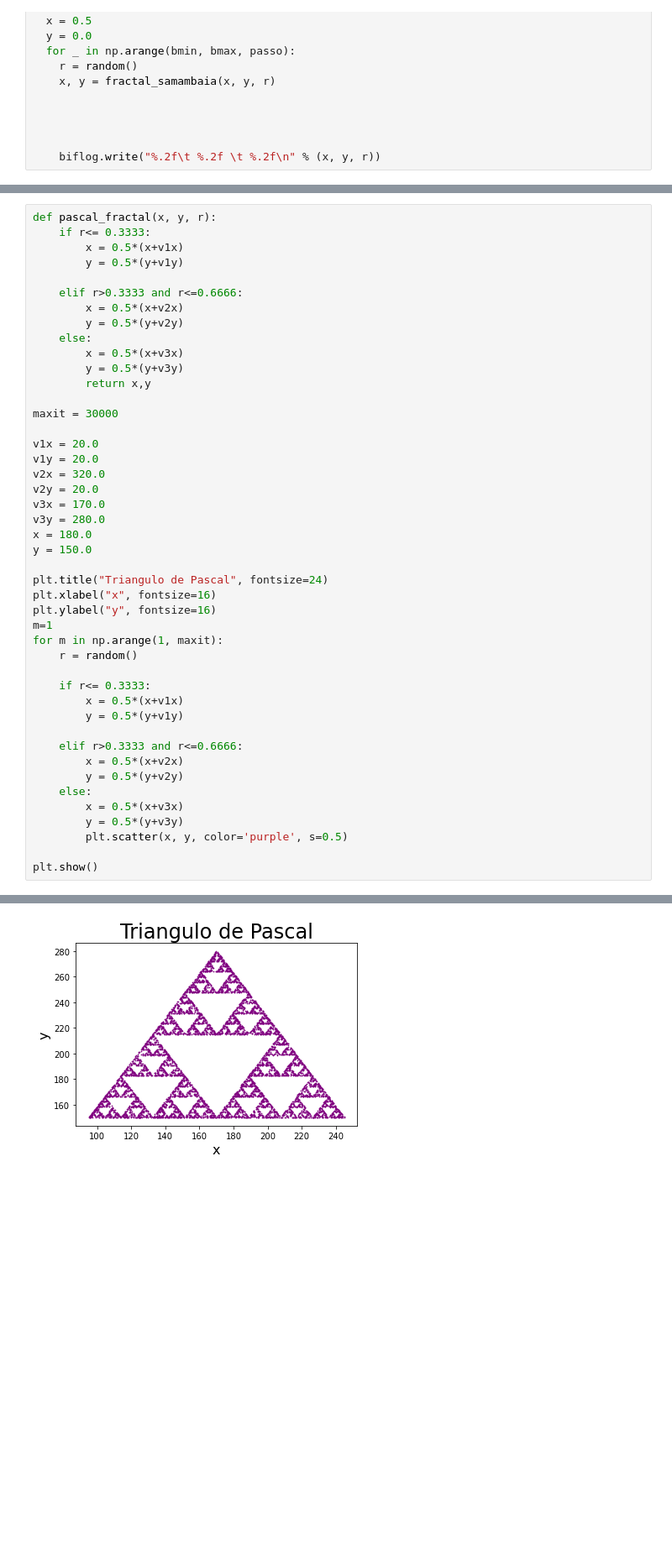
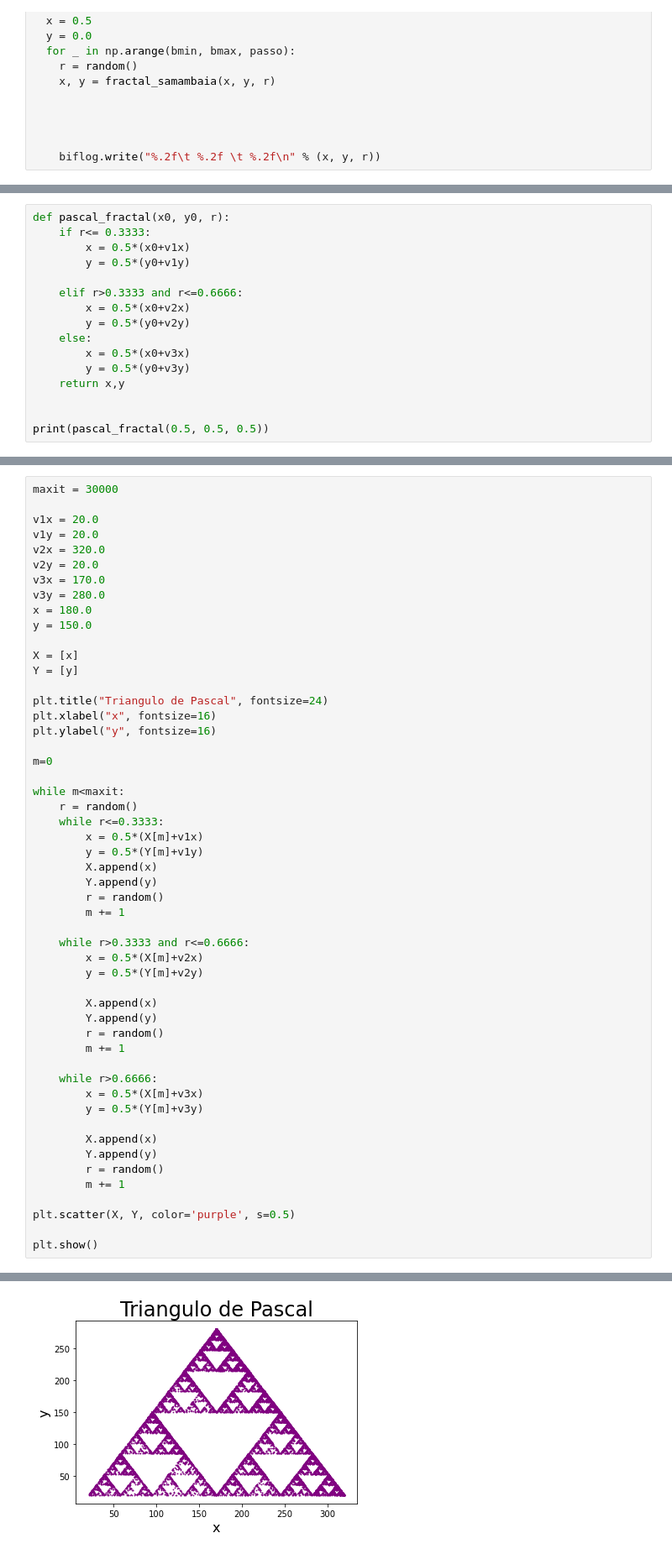
Before and after one commit to lgpcarames/mlnotes, a Jupyter notebook: Notas_Portugues/Python_Files/Python_/Scientific_Computation/projeto_elinei.ipynb, the cells around one changed output, grey strips where cells are left out. Shown at 84% size. Cells and saved outputs as stored; diff of their text form; blank space fills up the shorter version.

```diff
--- a/Notas_Portugues/Python_Files/Python_/Scientific_Computation/projeto_elinei.ipynb
+++ b/Notas_Portugues/Python_Files/Python_/Scientific_Computation/projeto_elinei.ipynb
@@ -121,0 +97,16 @@ random()
+# %%
+def pascal_fractal(x0, y0, r):
+    if r<= 0.3333:
+        x = 0.5*(x0+v1x)
+        y = 0.5*(y0+v1y)
+
+    elif r>0.3333 and r<=0.6666:
+        x = 0.5*(x0+v2x)
+        y = 0.5*(y0+v2y)
+    else:
+        x = 0.5*(x0+v3x)
+        y = 0.5*(y0+v3y)
+    return x,y
+
+
+print(pascal_fractal(0.5, 0.5, 0.5))
@@ -161,17 +162,4 @@ TypeError: cannot unpack non-iterable NoneType object
 # %%
-def pascal_fractal(x, y, r):
-    if r<= 0.3333:
-        x = 0.5*(x+v1x)
-        y = 0.5*(y+v1y)
-
-    elif r>0.3333 and r<=0.6666:
-        x = 0.5*(x+v2x)
-        y = 0.5*(y+v2y)
-    else:
-        x = 0.5*(x+v3x)
-        y = 0.5*(y+v3y)
-        return x,y
-
 maxit = 30000
 
 v1x = 20.0
@@ -183,24 +171,44 @@ v3y = 280.0
 x = 180.0
 y = 150.0
 
+X = [x]
+Y = [y]
+
 plt.title("Triangulo de Pascal", fontsize=24)
 plt.xlabel("x", fontsize=16)
 plt.ylabel("y", fontsize=16)
-m=1
-for m in np.arange(1, maxit):
+
+m=0
+
+while m<maxit:
     r = random()
+    while r<=0.3333:
+        x = 0.5*(X[m]+v1x)
+        y = 0.5*(Y[m]+v1y)
+        X.append(x)
+        Y.append(y)
+        r = random()
+        m += 1
 
-    if r<= 0.3333:
-        x = 0.5*(x+v1x)
-        y = 0.5*(y+v1y)
+    while r>0.3333 and r<=0.6666:
+        x = 0.5*(X[m]+v2x)
+        y = 0.5*(Y[m]+v2y)
 
-    elif r>0.3333 and r<=0.6666:
-        x = 0.5*(x+v2x)
-        y = 0.5*(y+v2y)
-    else:
-        x = 0.5*(x+v3x)
-        y = 0.5*(y+v3y)
-        plt.scatter(x, y, color='purple', s=0.5)
+        X.append(x)
+        Y.append(y)
+        r = random()
+        m += 1
+
+    while r>0.6666:
+        x = 0.5*(X[m]+v3x)
+        y = 0.5*(Y[m]+v3y)
+
+        X.append(x)
+        Y.append(y)
+        r = random()
+        m += 1
+
+plt.scatter(X, Y, color='purple', s=0.5)
 
 plt.show()
 # %% [output]
@@ -208 +215 @@ KeyboardInterrupt:
-[figure, old version]
+[figure, new version]
```
Also changed, not shown: parts of 21 cells of this notebook, 3 other files.
